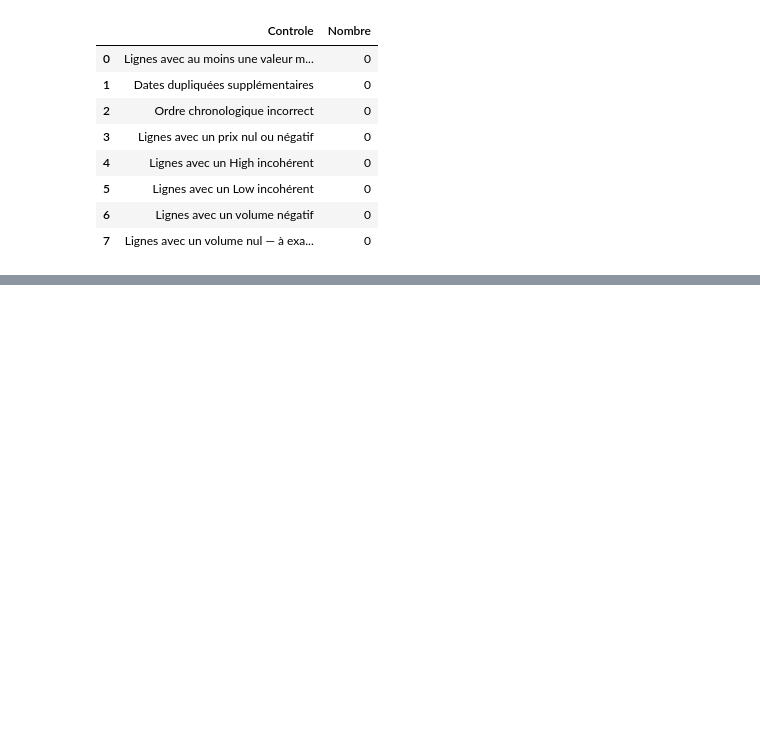
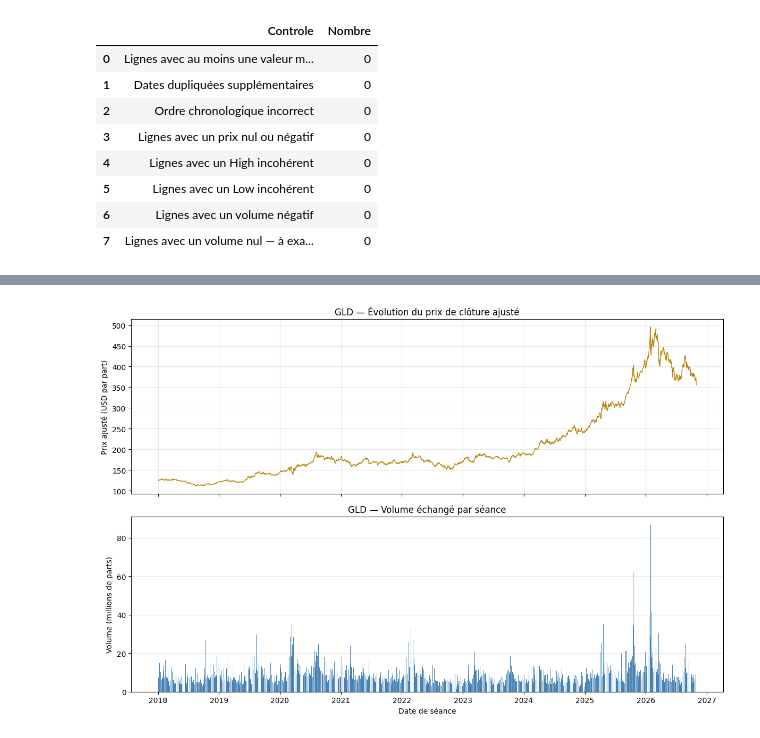
Before and after one commit to ilyyaas1/gld-quant-lab, a Jupyter notebook: notebooks/02_data_audit.ipynb, the cells around one changed output, grey strips where cells are left out. Saved outputs shown, nothing was run; the diff lists cells and outputs as text; code cells hidden in the pictures; blank space fills up the shorter version.

```diff
--- a/notebooks/02_data_audit.ipynb
+++ b/notebooks/02_data_audit.ipynb
@@ -211,0 +194,43 @@ quality_report
+# %%
+import matplotlib.pyplot as plt
+
+# Copier et trier les données uniquement pour l'affichage.
+plot_df = df.sort_values("Date").copy()
+
+fig, axes = plt.subplots(
+    nrows=2,
+    ncols=1,
+    figsize=(12, 8),
+    sharex=True
+)
+
+# Premier graphique : clôture ajustée.
+axes[0].plot(
+    plot_df["Date"],
+    plot_df["Close"],
+    color="darkgoldenrod",
+    linewidth=1
+)
+
+axes[0].set_title("GLD — Évolution du prix de clôture ajusté")
+axes[0].set_ylabel("Prix ajusté (USD par part)")
+axes[0].grid(alpha=0.3)
+
+# Deuxième graphique : volume exprimé en millions de parts.
+axes[1].bar(
+    plot_df["Date"],
+    plot_df["Volume"] / 1_000_000,
+    color="steelblue",
+    width=1
+)
+
+axes[1].set_title("GLD — Volume échangé par séance")
+axes[1].set_ylabel("Volume (millions de parts)")
+axes[1].set_xlabel("Date de séance")
+axes[1].grid(axis="y", alpha=0.3)
+
+fig.tight_layout()
+
+plt.show()
+# %% [output]
+[figure, added]
```
Also changed, not shown: parts of 11 cells of this notebook, 6 other files.
